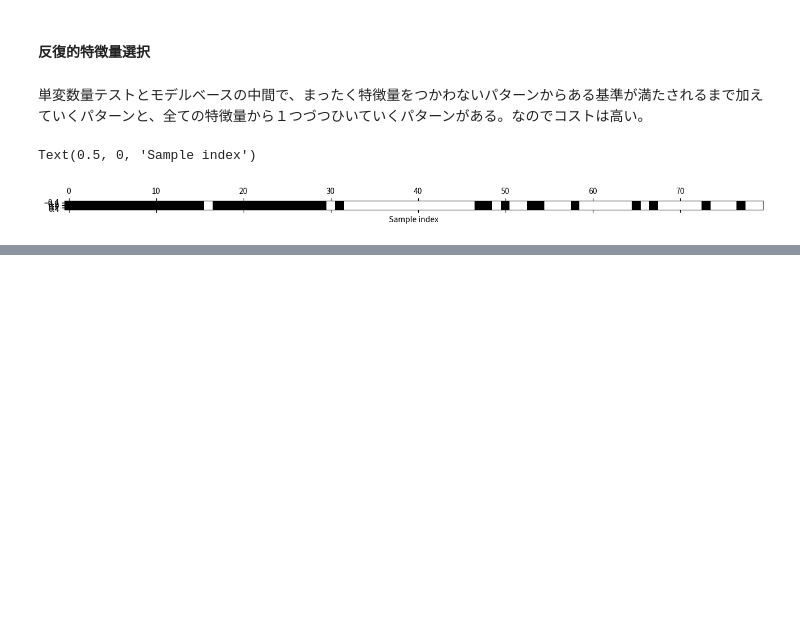
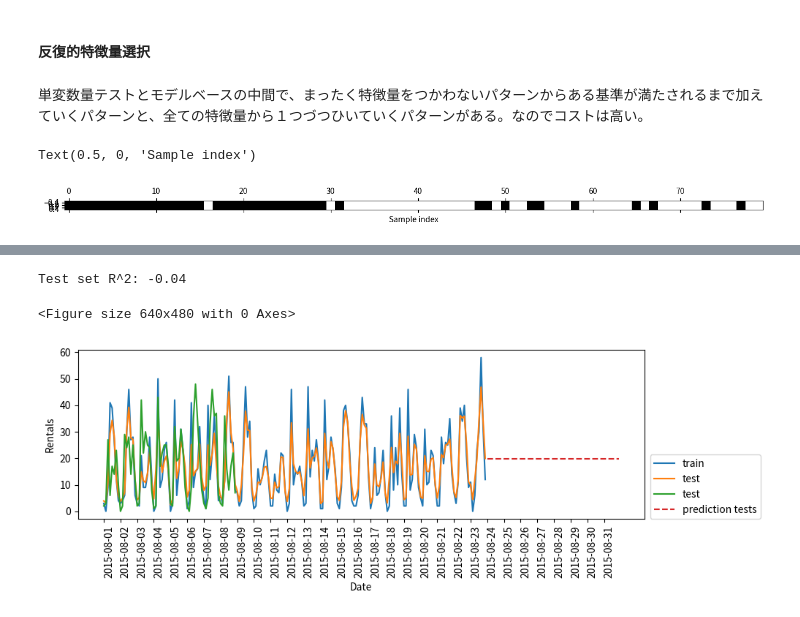
Before and after one commit to TOnodera/machine-learning-with-python, a Jupyter notebook: ch04/one_hot_encoding.ipynb, the cells around one changed output, grey strips where cells are left out. Saved outputs shown, nothing was run; the diff lists cells and outputs as text; code cells hidden in the pictures; blank space fills up the shorter version.

```diff
--- a/ch04/one_hot_encoding.ipynb
+++ b/ch04/one_hot_encoding.ipynb
@@ -408,0 +435,34 @@ Text(0.5, 0, 'Sample index')
+# %%
+y = citibike.values
+X = citibike.index.astype("int64").values.reshape(-1, 1)
+
+n_train = 184
+
+def eval_on_features(features, target, regressor):
+    X_train, X_test = features[:n_train], features[n_train:]
+    y_train, y_test = target[:n_train], target[n_train:]
+    regressor.fit(X_train, y_train)
+    print("Test set R^2: {:.2f}".format(regressor.score(X_test, y_test)))
+    y_pred = regressor.predict(X_test)
+    y_pred_train = regressor.predict(X_train)
+    plt.figure(figsize=(10, 3))
+
+    plt.xticks(range(0, len(X), 8), xticks.strftime("%Y-%m-%d"), rotation=90, ha="left")
+    plt.plot(range(n_train), y_train, label="train")
+    plt.plot(range(n_train), y_pred_train, y_test, '-', label="test")
+
+    plt.plot(range(n_train, len(y_test)+n_train),y_pred , '--', label="prediction tests")
+    plt.legend(loc=(1.01, 0))
+    plt.xlabel("Date")
+    plt.ylabel("Rentals")
+    plt.show()
+# %%
+from sklearn.ensemble import RandomForestRegressor
+
+regressor = RandomForestRegressor(n_estimators=100, random_state=0)
+plt.figure()
+eval_on_features(X, y, regressor)
+# %% [output]
+Test set R^2: -0.04
+<Figure size 640x480 with 0 Axes>
+[figure, added]
```
Also changed, not shown: parts of 4 cells of this notebook.
